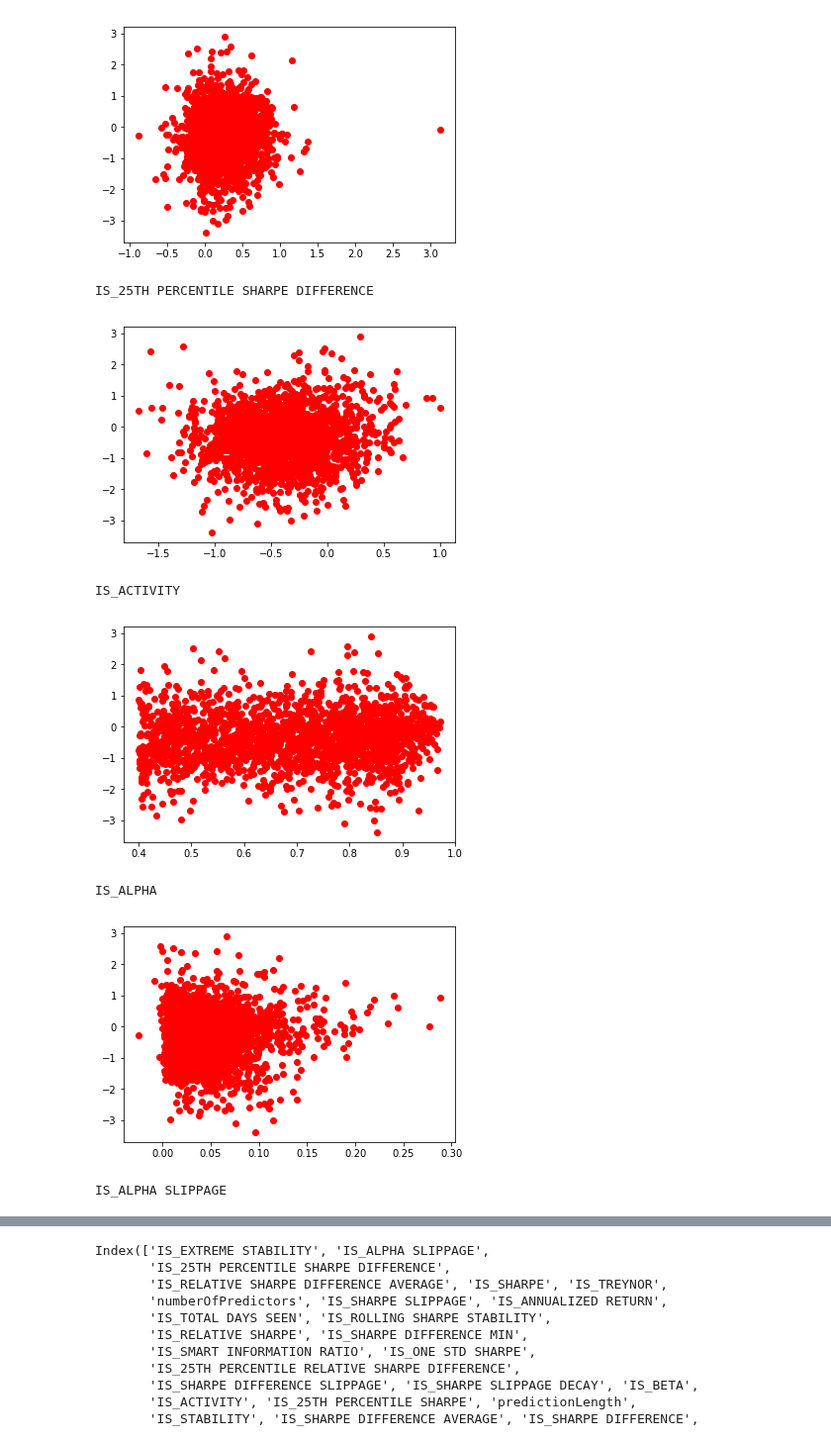
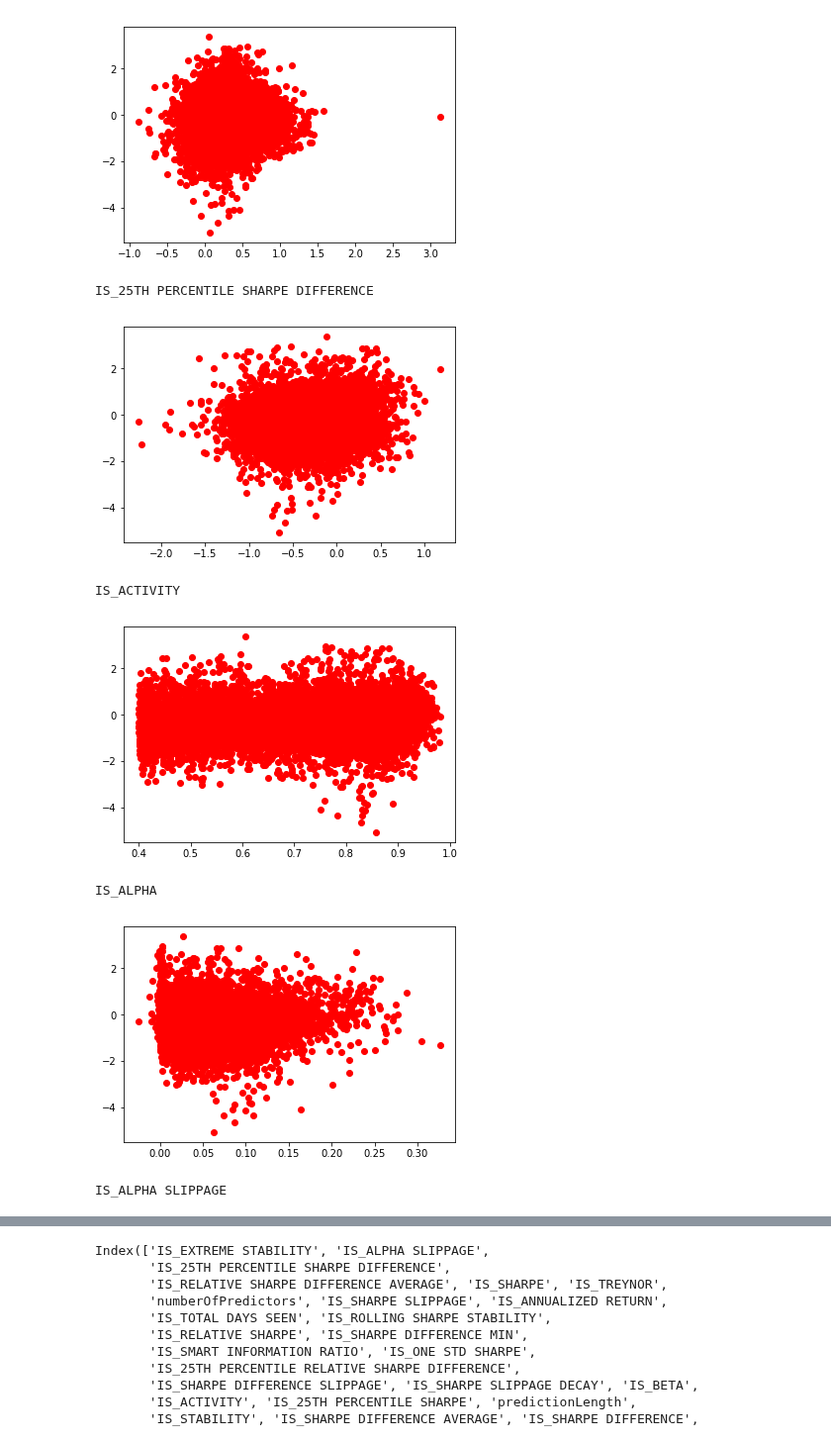
Before and after one commit to SignalBuilders/walkforwardTrader, a Jupyter notebook: Explore Data.ipynb, the cells around one changed output, grey strips where cells are left out. Shown at 99% size. Cells and saved outputs as stored; diff of their text form; code cells hidden in the pictures.

```diff
--- a/Explore Data.ipynb
+++ b/Explore Data.ipynb
@@ -14,7 +14,7 @@ for item in allModels:
 #     del item["ticker"]
     itemKeys= list(item.keys())
     for key in itemKeys:
-        if key.startswith("OOS") and key != "OOS_SHARPE" and key != "OOS_SHARPE SLIPPAGE" and key != "OOS_SHARPE DIFFERENCE":
+        if key.startswith("OOS") and key != "OOS_SHARPE" and key != "OOS_SHARPE SLIPPAGE" and key != "OOS_SHARPE DIFFERENCE" and key != "OOS_ALPHA SLIPPAGE":
             del item[key]
     cleanedModels.append(item)
 # %%
@@ -29,10 +29,12 @@ for col in cm.columns.values:
         import matplotlib.pyplot as plt
         groupsSharpe = cm.groupby([col])["OOS_SHARPE"].mean()
         groupsSharpeSlippage = cm.groupby([col])["OOS_SHARPE SLIPPAGE"].mean()
+        groupsAlphaSlippage = cm.groupby([col])["OOS_ALPHA SLIPPAGE"].mean()
         groupsQuantile =cm.groupby([col])["OOS_SHARPE SLIPPAGE"].quantile(q=0.25)
         if len(groupsSharpe) < 10:
             print(groupsSharpe)
             print(groupsSharpeSlippage)
+            print(groupsAlphaSlippage)
             print(groupsQuantile)
         xVals = cm[[col]].values
         yVals = cm[["OOS_SHARPE DIFFERENCE"]].values
@@ -47,9 +49,9 @@ IS_25TH PERCENTILE RELATIVE SHARPE DIFFERENCE
 IS_25TH PERCENTILE SHARPE
-[figure, old version]
+[figure, new version]
 IS_25TH PERCENTILE SHARPE DIFFERENCE
-[figure, old version]
+[figure, new version]
 IS_ACTIVITY
-[figure, old version]
+[figure, new version]
 IS_ALPHA
-[figure, old version]
+[figure, new version]
 IS_ALPHA SLIPPAGE
```
Also changed, not shown: parts of 2 cells of this notebook, 1 other file.
